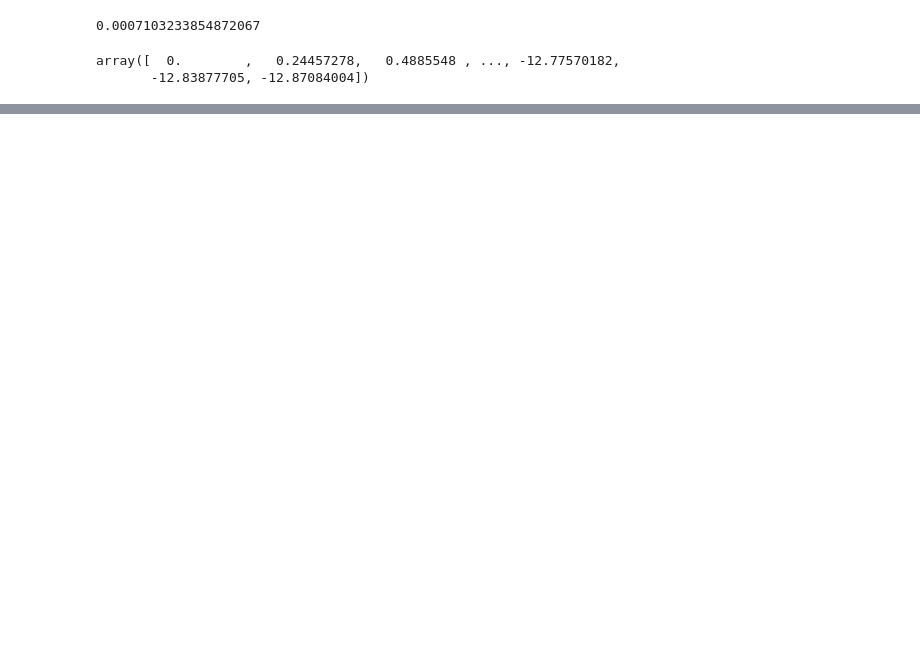
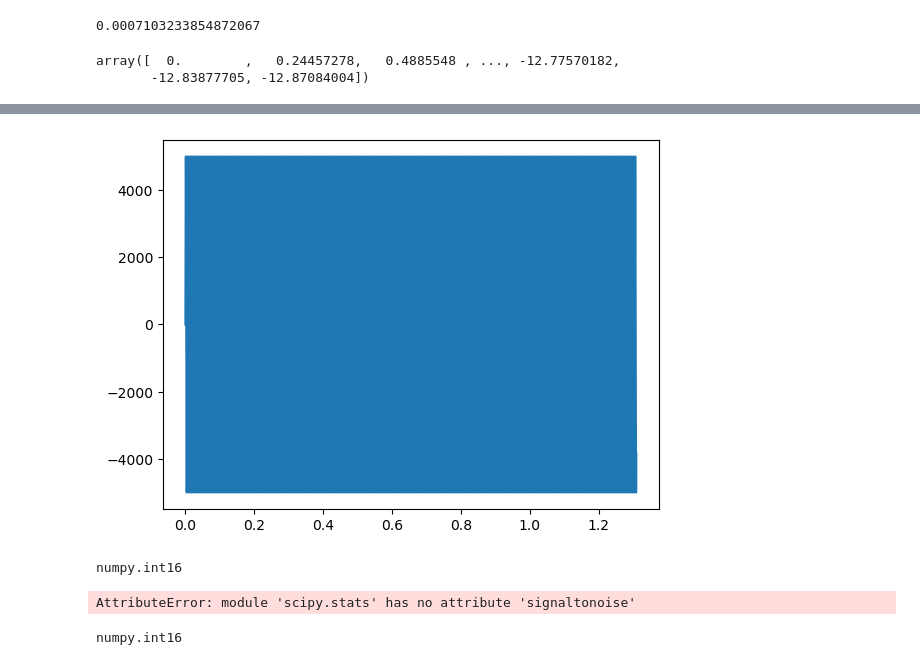
Before and after one commit to SasheO/DukeREU, a Jupyter notebook: Task 1- Simulate Audio CI Processing Pipeline.ipynb, the cells around one changed output, grey strips where cells are left out. Cells and saved outputs as stored; diff of their text form; code cells hidden in the pictures; blank space fills up the shorter version.

```diff
--- a/Task 1- Simulate Audio CI Processing Pipeline.ipynb
+++ b/Task 1- Simulate Audio CI Processing Pipeline.ipynb
@@ -377,0 +387,6 @@ array(0.00490971)
+# %%
+plt.plot(np.arange(len(signal[0]))/sample_rate, uniform)
+# plt.xlim(0.4, 0.42) # show a 20 ms snippet
+plt.show()
+# %% [output]
+[figure, added]
@@ -377,0 +395,4 @@ array(0.00490971)
+# %%
+type((data+noise_data[:len(data)])[0])
+# %% [output]
+numpy.int16
@@ -377,0 +401,12 @@ array(0.00490971)
+# %%
+# signaltonoise(noise_data[:len(data)]+100*data)
+
+import scipy.stats
+
+scipy.stats.signaltonoise(data)
+# %% [output]
+AttributeError: module 'scipy.stats' has no attribute 'signaltonoise'
+# %%
+type(np.int16(noise_data*0.85)[0])
+# %% [output]
+numpy.int16
```
Also changed, not shown: parts of 33 cells of this notebook, 11 other files.
